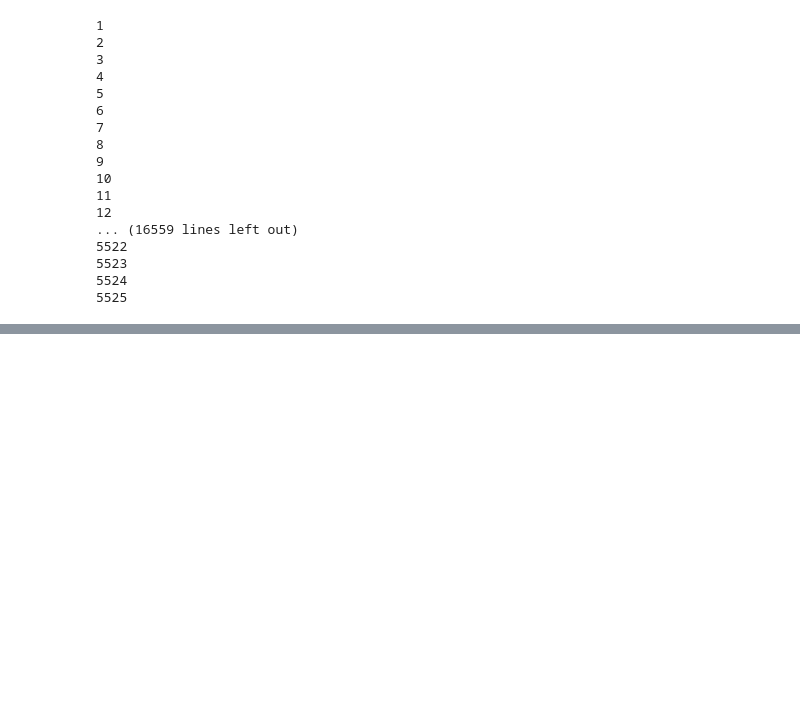
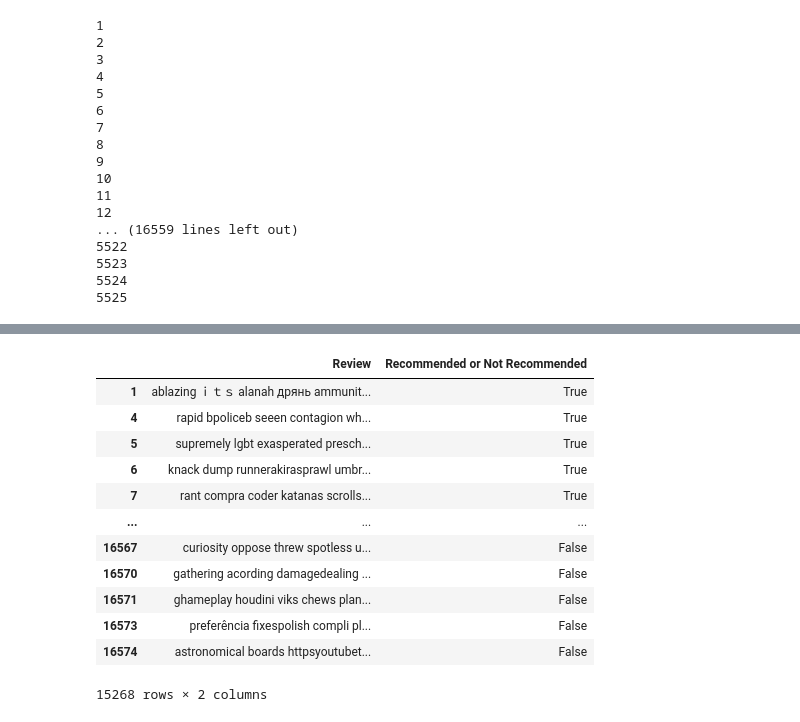
Before and after one commit to nogibjj/NLP-CP2077-Sentiment-Analysis, a Jupyter notebook: C_Generative_Model/Synthetic_data.ipynb, the cells around one changed output, grey strips where cells are left out. Cells and saved outputs as stored; diff of their text form; code cells hidden in the pictures; blank space fills up the shorter version.

```diff
--- a/C_Generative_Model/Synthetic_data.ipynb
+++ b/C_Generative_Model/Synthetic_data.ipynb
@@ -212,0 +232,17 @@ synthetic_reviews_all.to_csv('../B_Data_Cleaning/synthetic_reviews_all_trial_1.c
+# %%
+df = df.loc[~df["Review"].str.contains("cyberpunk"), :]
+df
+# %% [output]
+|  | Review | Recommended or Not Recommended |
+| 1 | ablazing ｉｔｓ alanah дрянь ammunit... | True |
+| 4 | rapid bpoliceb seeen contagion wh... | True |
+| 5 | supremely lgbt exasperated presch... | True |
+| 6 | knack dump runnerakirasprawl umbr... | True |
+| 7 | rant compra coder katanas scrolls... | True |
+| ... | ... | ... |
+| 16567 | curiosity oppose threw spotless u... | False |
+| 16570 | gathering acording damagedealing ... | False |
+| 16571 | ghameplay houdini viks chews plan... | False |
+| 16573 | preferência fixespolish compli pl... | False |
+| 16574 | astronomical boards httpsyoutubet... | False |
+15268 rows × 2 columns
```
Also changed, not shown: parts of 1 cell of this notebook, 8 other files.
